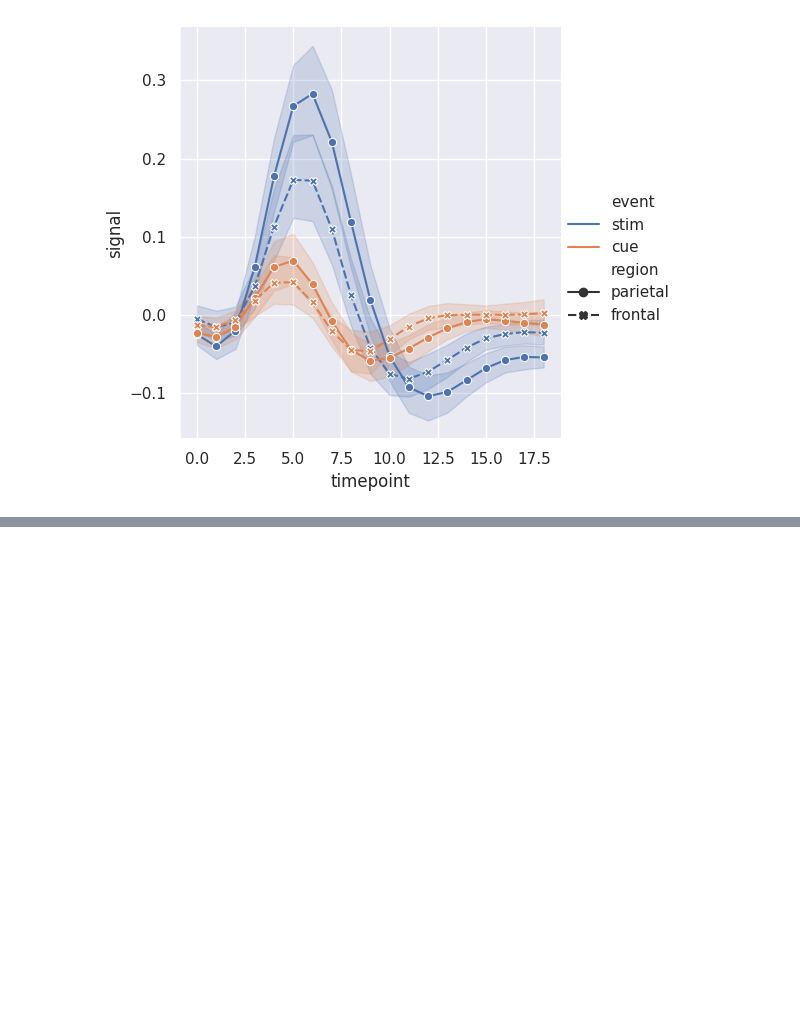
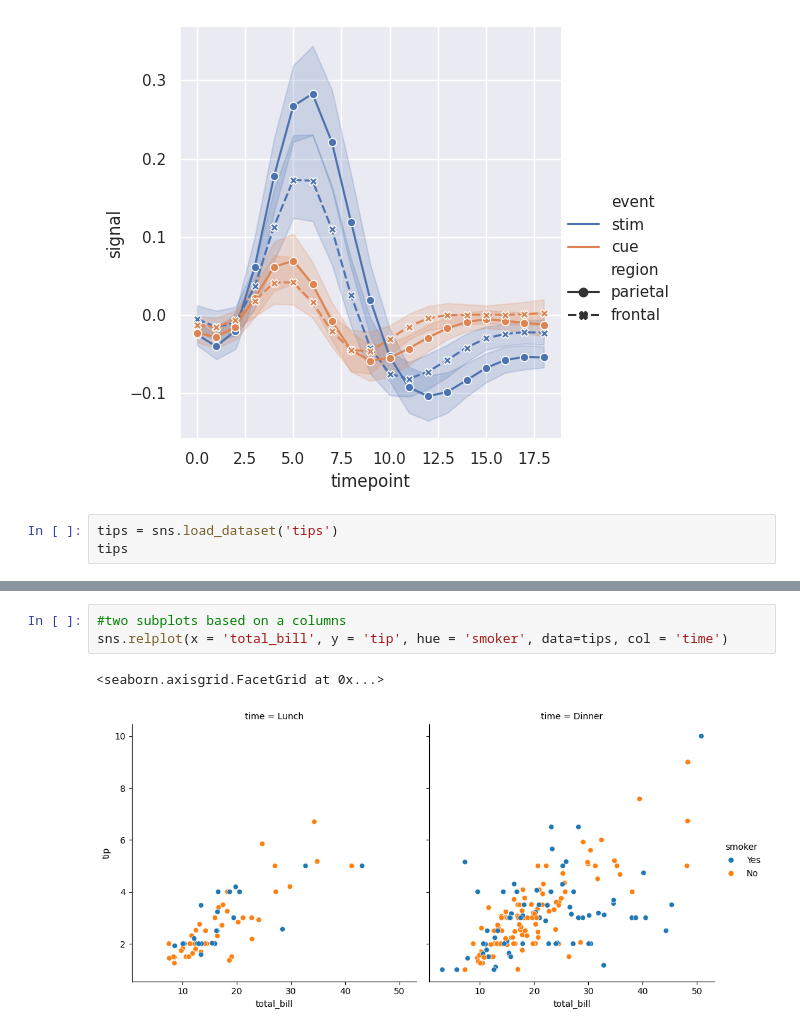
Before and after one commit to Vikash-Kumar-984/Python-Problems, a Jupyter notebook: Seaborn/Seaborn.ipynb, the cells around one changed output, grey strips where cells are left out. Drawn from its saved outputs; the diff is of its cells as text; blank space fills up the shorter version.

Commit message:
Seaborn

```diff
--- a/Seaborn/Seaborn.ipynb
+++ b/Seaborn/Seaborn.ipynb
@@ -260,3 +257,6 @@ sns.relplot(x = 'timepoint', y = 'signal',kind = 'line', data=fmri, hue = 'event
 # %% [output]
 <seaborn.axisgrid.FacetGrid at 0x...>
 [figure]
+# %%
+tips = sns.load_dataset('tips')
+tips
@@ -262,0 +277,6 @@ sns.relplot(x = 'timepoint', y = 'signal',kind = 'line', data=fmri, hue = 'event
+# %%
+#two subplots based on a columns
+sns.relplot(x = 'total_bill', y = 'tip', hue = 'smoker', data=tips, col = 'time')
+# %% [output]
+<seaborn.axisgrid.FacetGrid at 0x...>
+[figure, added]
```
Also changed, not shown: parts of 31 cells of this notebook.
